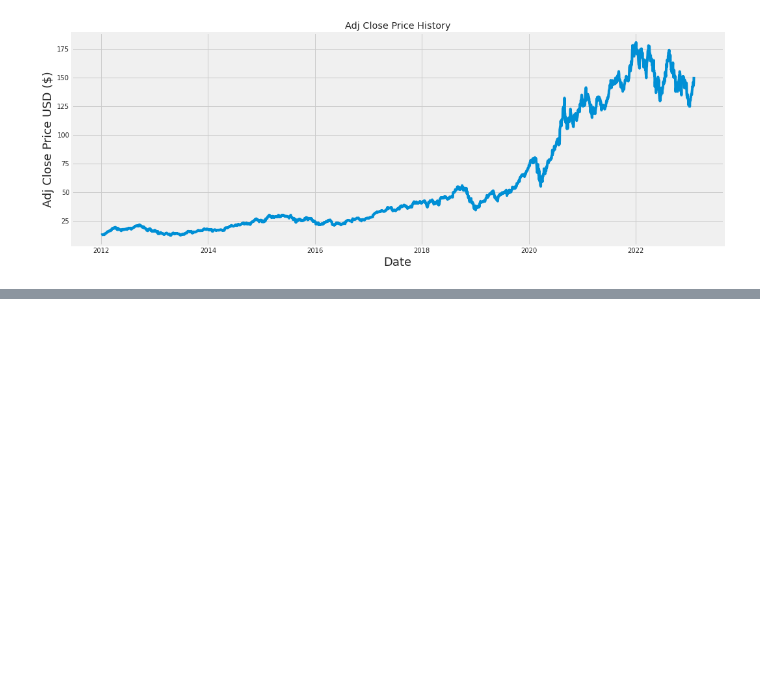
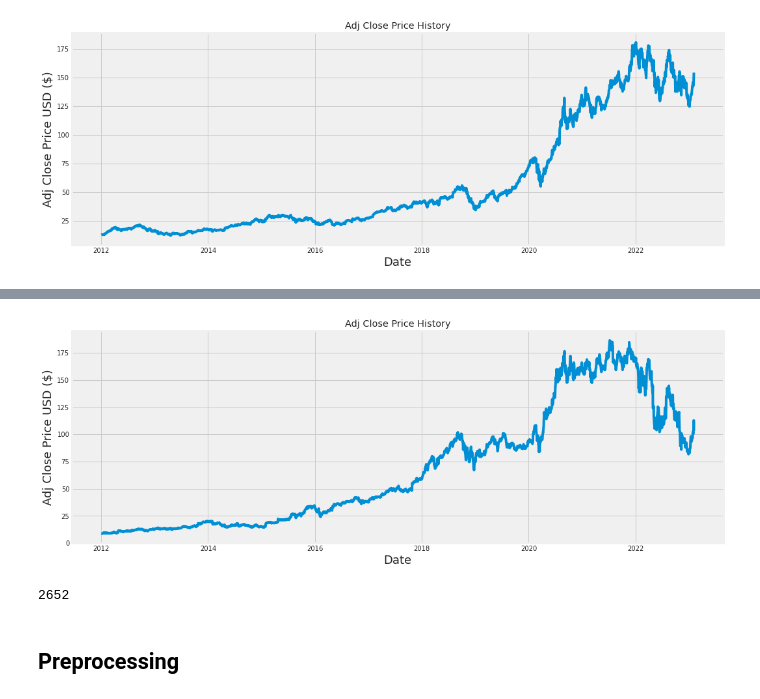
Before and after one commit to FerdyBerlianoP/Stock-Data-Analysis-with-LSTM, a Jupyter notebook: Stock_Data_Analyst_with_LSTM.ipynb, the cells around one changed output, grey strips where cells are left out. Saved outputs shown, nothing was run; the diff lists cells and outputs as text; code cells hidden in the pictures; blank space fills up the shorter version.

```diff
--- a/Stock_Data_Analyst_with_LSTM.ipynb
+++ b/Stock_Data_Analyst_with_LSTM.ipynb
@@ -314,0 +470,4 @@ training_data_len
+# %%
+AMZN = pdr.get_data_yahoo('AMZN', start='2012-01-01', end=datetime.now())
+# Show teh data
+AMZN
@@ -314,0 +490,22 @@ training_data_len
+# %%
+plt.figure(figsize=(16,6))
+plt.title('Adj Close Price History')
+plt.plot(AMZN['Adj Close'])
+plt.xlabel('Date', fontsize=18)
+plt.ylabel('Adj Close Price USD ($)', fontsize=18)
+plt.show()
+# %% [output]
+[figure, added]
+# %%
+# Create a new dataframe with only the 'Close column
+data = AMZN.filter(['Adj Close'])
+# Convert the dataframe to a numpy array
+dataset = data.values
+# Get the number of rows to train the model on
+training_data_len = int(np.ceil( len(dataset) * .95 ))
+
+training_data_len
+# %% [output]
+2652
+# %% [markdown]
+## Preprocessing
```
Also changed, not shown: parts of 58 cells of this notebook.
